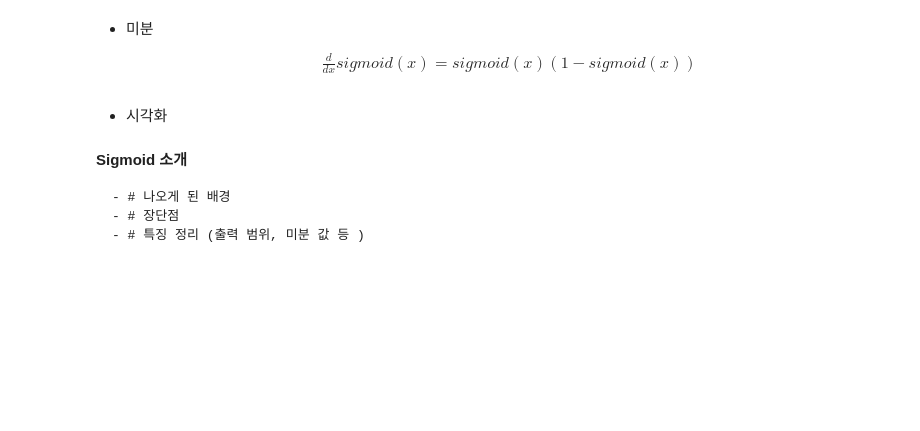
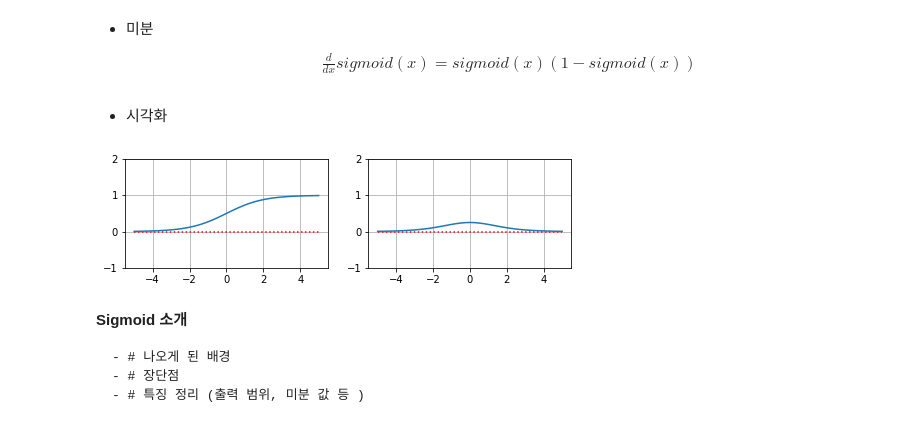
Before and after one commit to hiyeontae/SkillTreePython-DeepLearning, a Jupyter notebook: 01.딥러닝with텐서플로우-basic/ch01_01_DNN기초_기본레이어.ipynb, the cells around one changed output. Drawn from its saved outputs; the diff is of its cells as text; code cells hidden in the pictures; blank space fills up the shorter version.

```diff
--- a/01.딥러닝with텐서플로우-basic/ch01_01_DNN기초_기본레이어.ipynb
+++ b/01.딥러닝with텐서플로우-basic/ch01_01_DNN기초_기본레이어.ipynb
@@ -38,3 +76,15 @@ import matplotlib.pyplot as plt
 </p>
 # %% [markdown]
 * 파라미터 정의
+# %%
+x =np.array([[1,2,1]])
+print(X, X.shape)
+W1= np.array([1,1,-1,1,0.5,-1,1,1,1]).reshape(3,3)
+B1= np.array([0,0,0]).reshape(1,3)
+W2= np.array([1,0.5,-1,0.5,0,1]).reshape(3,2)
+B2= np.array([1,-0.5]).reshape(1,2)
+
+print(W1)
+print(B1)
+print(W2)
+print(B2)
@@ -95,13 +189,25 @@ def plot_func(xs, ys, title=''):
 \begin{align}
 sigmoid(x) = \frac{1}{1+e^{-x}}
 \end{align}
+# %%
+def sigmoid(x):
+  return 1/(1+np.exp(-x))
 # %% [markdown]
 * 미분
 \begin{align}
 \frac{d}{dx} sigmoid(x) = sigmoid(x)(1-sigmoid(x))
 \end{align}
+# %%
+def sigmoid_grad(x):
+  return sigmoid(x) * (1-sigmoid(x))
 # %% [markdown]
 * 시각화
+# %%
+xs = np.linspace(-5,5,100)
+plt.subplot(121);plot_func(xs, sigmoid(xs))
+plt.subplot(122);plot_func(xs, sigmoid_grad(xs))
+# %% [output]
+[figure, added]
 # %% [markdown]
 
 
```
Also changed, not shown: parts of 21 cells of this notebook.
